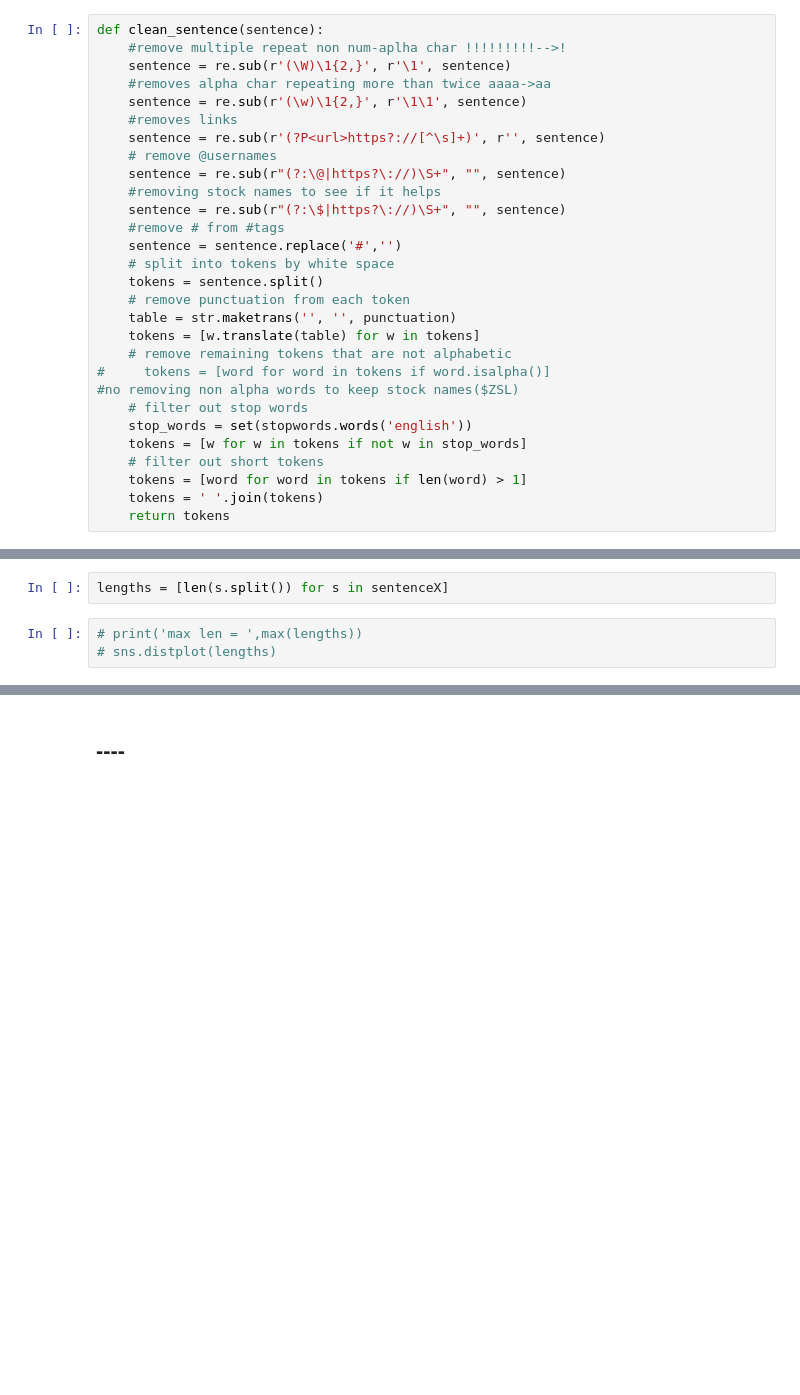
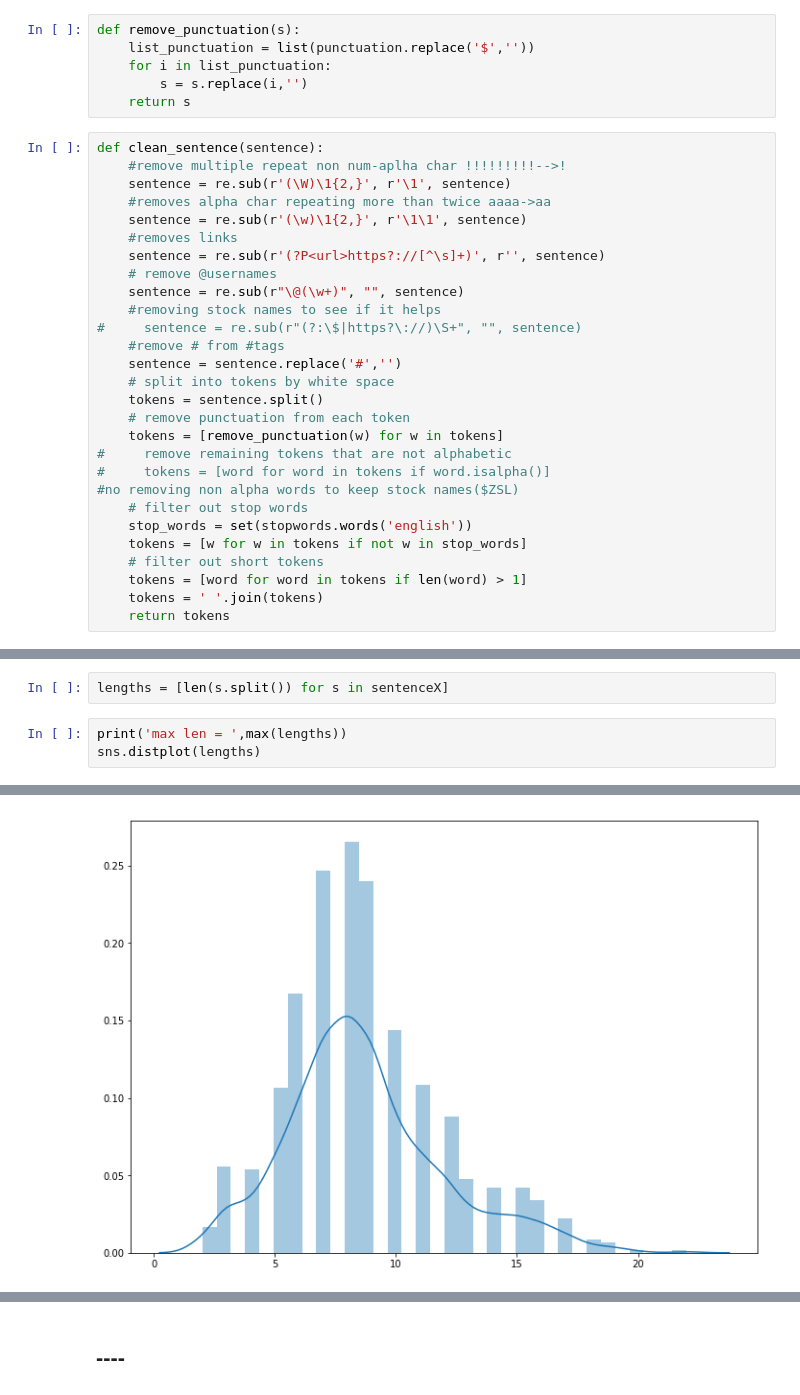
Before and after one commit to Hitkul/Aspect-Based-Sentiment-Analysis, a Jupyter notebook: Aspect_extraction.ipynb, the cells around one changed output, grey strips where cells are left out. Drawn from its saved outputs; the diff is of its cells as text; blank space fills up the shorter version.

```diff
--- a/Aspect_extraction.ipynb
+++ b/Aspect_extraction.ipynb
@@ -321,6 +319,12 @@ C_Corporate == 1
 # count
 # %% [markdown]
 ## pre-processing data
+# %%
+def remove_punctuation(s):
+    list_punctuation = list(punctuation.replace('$',''))
+    for i in list_punctuation:
+        s = s.replace(i,'')
+    return s
 # %%
 def clean_sentence(sentence):
     #remove multiple repeat non num-aplha char !!!!!!!!!-->!
@@ -330,17 +334,16 @@ def clean_sentence(sentence):
     #removes links
     sentence = re.sub(r'(?P<url>https?://[^\s]+)', r'', sentence)
     # remove @usernames
-    sentence = re.sub(r"(?:\@|https?\://)\S+", "", sentence)
+    sentence = re.sub(r"\@(\w+)", "", sentence)
     #removing stock names to see if it helps
-    sentence = re.sub(r"(?:\$|https?\://)\S+", "", sentence)
+#     sentence = re.sub(r"(?:\$|https?\://)\S+", "", sentence)
     #remove # from #tags
     sentence = sentence.replace('#','')
     # split into tokens by white space
     tokens = sentence.split()
     # remove punctuation from each token
-    table = str.maketrans('', '', punctuation)
-    tokens = [w.translate(table) for w in tokens]
-    # remove remaining tokens that are not alphabetic
+    tokens = [remove_punctuation(w) for w in tokens]
+#     remove remaining tokens that are not alphabetic
 #     tokens = [word for word in tokens if word.isalpha()]
 #no removing non alpha words to keep stock names($ZSL)
     # filter out stop words
@@ -373,5 +376,6 @@ Level_2Y = aspect_f_level2
 # %%
 lengths = [len(s.split()) for s in sentenceX]
 # %%
-# print('max len = ',max(lengths))
-# sns.distplot(lengths)
+print('max len = ',max(lengths))
+sns.distplot(lengths)
+# %% [output]
@@ -377,0 +384 @@ lengths = [len(s.split()) for s in sentenceX]
+[figure, added]
```
Also changed, not shown: parts of 30 cells of this notebook.
